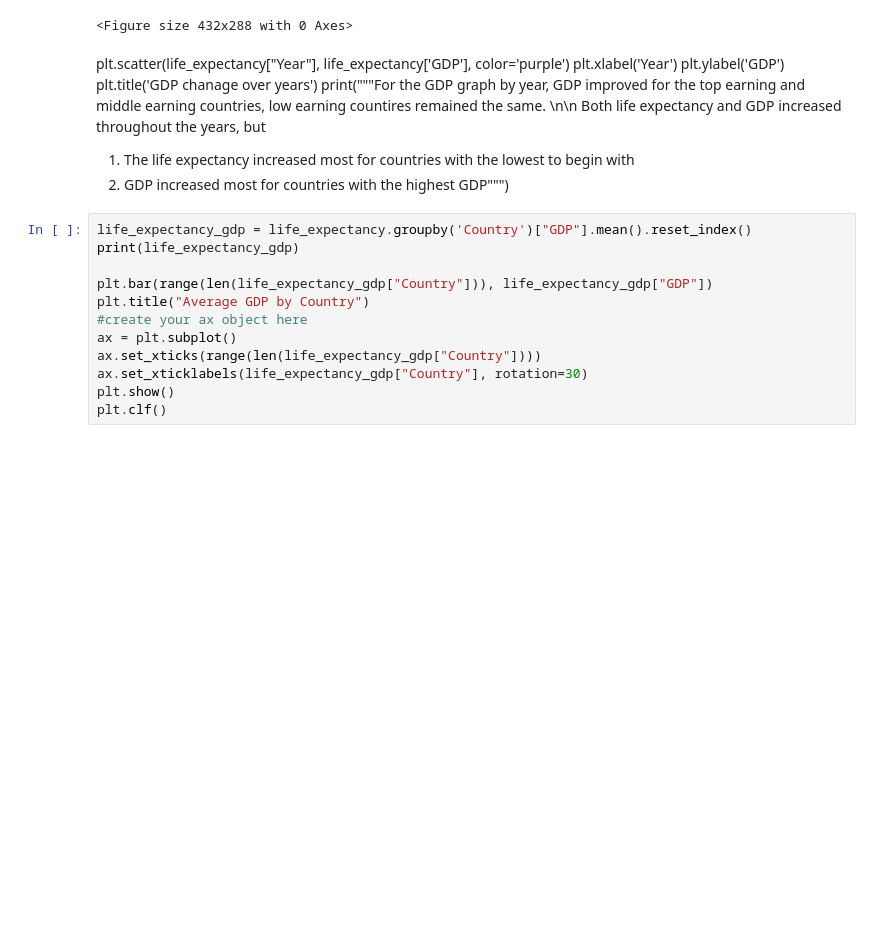
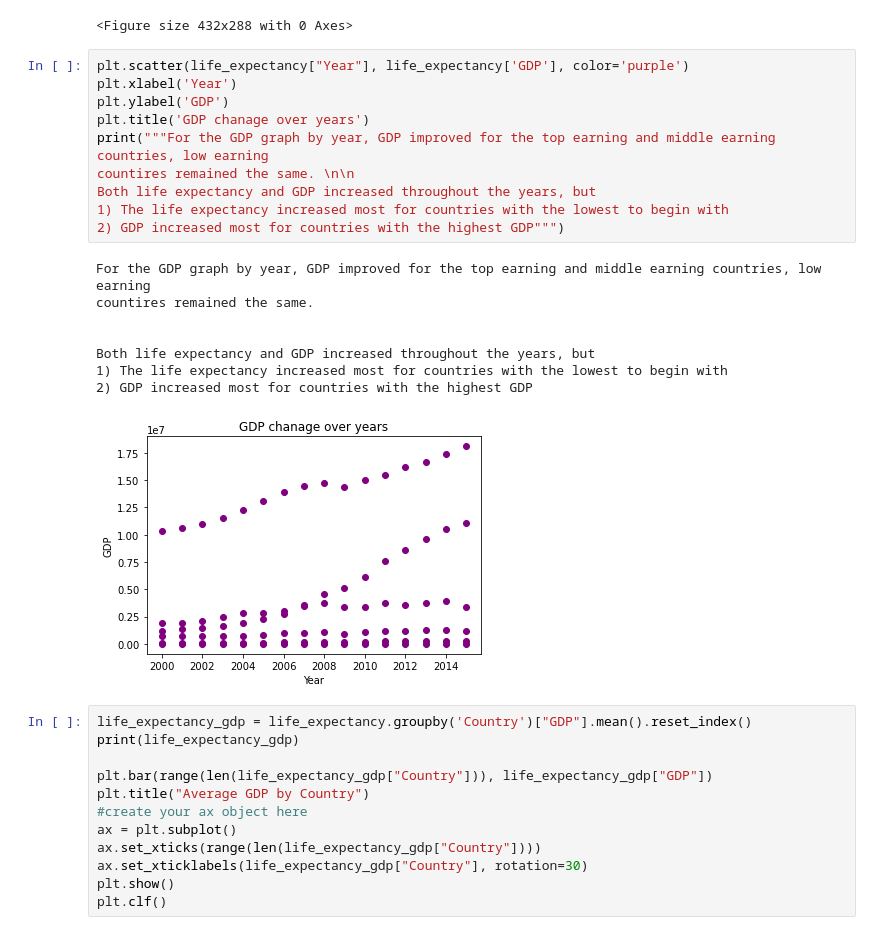
Before and after one commit to Ranjanirr/gdp-and-life-expectancy, a Jupyter notebook: life_expectancy_gdp.ipynb, the cells around one changed output. Saved outputs shown, nothing was run; the diff lists cells and outputs as text; blank space fills up the shorter version.

```diff
--- a/life_expectancy_gdp.ipynb
+++ b/life_expectancy_gdp.ipynb
@@ -92,16 +92,25 @@ print("""There has been gradual improvement of life expectancy after 2008 for th
 There has been gradual improvement of life expectancy after 2008 for the early death countries, the long
       expectancy countries remain the same
 <Figure size 432x288 with 0 Axes>
-# %% [markdown]
-plt.scatter(life_expectancy["Year"], life_expectancy['GDP'], color='purple')
-plt.xlabel('Year')
-plt.ylabel('GDP')
-plt.title('GDP chanage over years')
-print("""For the GDP graph by year, GDP improved for the top earning and middle earning countries, low earning
-countires remained the same. \n\n
-Both life expectancy and GDP increased throughout the years, but
-1) The life expectancy increased most for countries with the lowest to begin with
-2) GDP increased most for countries with the highest GDP""")
+# %%
+plt.scatter(life_expectancy["Year"], life_expectancy['GDP'], color='purple')
+plt.xlabel('Year')
+plt.ylabel('GDP')
+plt.title('GDP chanage over years')
+print("""For the GDP graph by year, GDP improved for the top earning and middle earning countries, low earning
+countires remained the same. \n\n
+Both life expectancy and GDP increased throughout the years, but
+1) The life expectancy increased most for countries with the lowest to begin with
+2) GDP increased most for countries with the highest GDP""")
+# %% [output]
+For the GDP graph by year, GDP improved for the top earning and middle earning countries, low earning
+countires remained the same.
+
+
+Both life expectancy and GDP increased throughout the years, but
+1) The life expectancy increased most for countries with the lowest to begin with
+2) GDP increased most for countries with the highest GDP
+[figure, added]
 # %%
 life_expectancy_gdp = life_expectancy.groupby('Country')["GDP"].mean().reset_index()
 print(life_expectancy_gdp)
```
Also changed, not shown: parts of 1 cell of this notebook.
